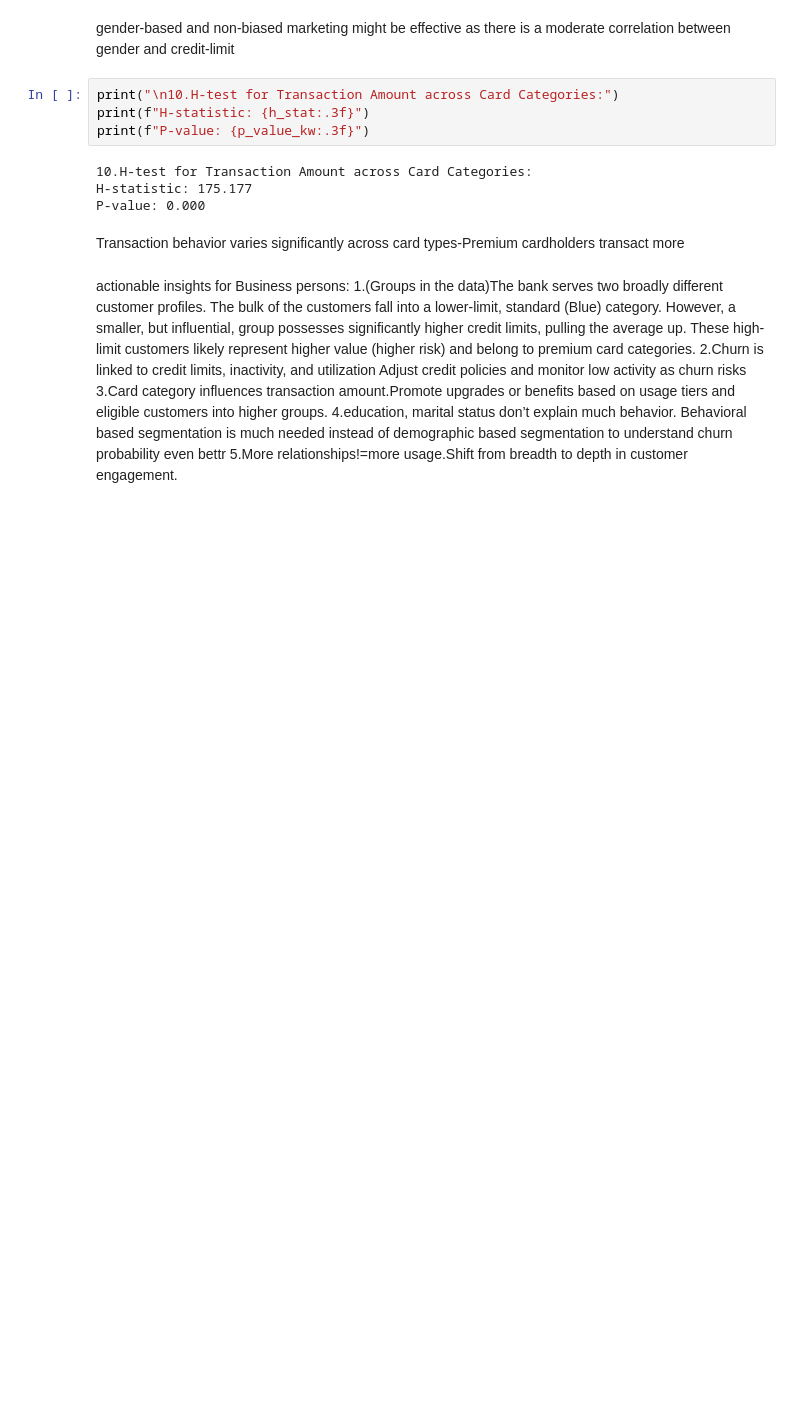
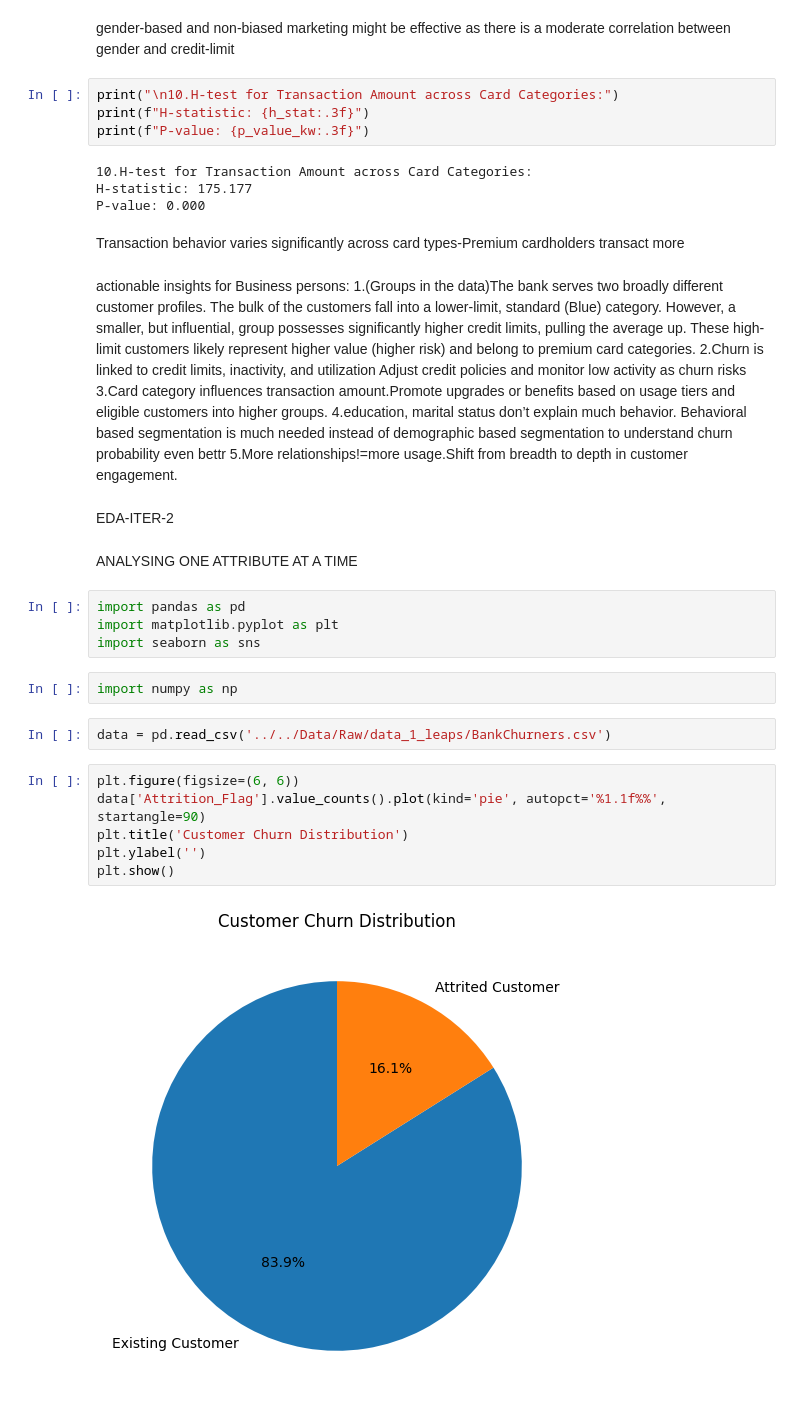
Before and after one commit to k-manu/churn-prediction, a Jupyter notebook: Code/Notebooks/BankChurners.ipynb, the cells around one changed output. Saved outputs shown, nothing was run; the diff lists cells and outputs as text; blank space fills up the shorter version.

Commit message:
EDA-iter_2

```diff
--- a/Code/Notebooks/BankChurners.ipynb
+++ b/Code/Notebooks/BankChurners.ipynb
@@ -514,3 +534,23 @@ actionable insights for Business persons:
 3.Card category influences transaction amount.Promote upgrades or benefits based on usage tiers and eligible customers into higher groups.
 4.education, marital status don’t explain much behavior. Behavioral based segmentation is much needed instead of demographic based segmentation to understand churn probability even bettr
 5.More relationships!=more usage.Shift from breadth to depth in customer engagement.
+# %% [markdown]
+EDA-ITER-2
+# %% [markdown]
+ANALYSING ONE ATTRIBUTE AT A TIME
+# %%
+import pandas as pd
+import matplotlib.pyplot as plt
+import seaborn as sns
+# %%
+import numpy as np
+# %%
+data = pd.read_csv('../../Data/Raw/data_1_leaps/BankChurners.csv')
+# %%
+plt.figure(figsize=(6, 6))
+data['Attrition_Flag'].value_counts().plot(kind='pie', autopct='%1.1f%%', startangle=90)
+plt.title('Customer Churn Distribution')
+plt.ylabel('')
+plt.show()
+# %% [output]
+[figure, added]
```
Also changed, not shown: parts of 74 cells of this notebook.
